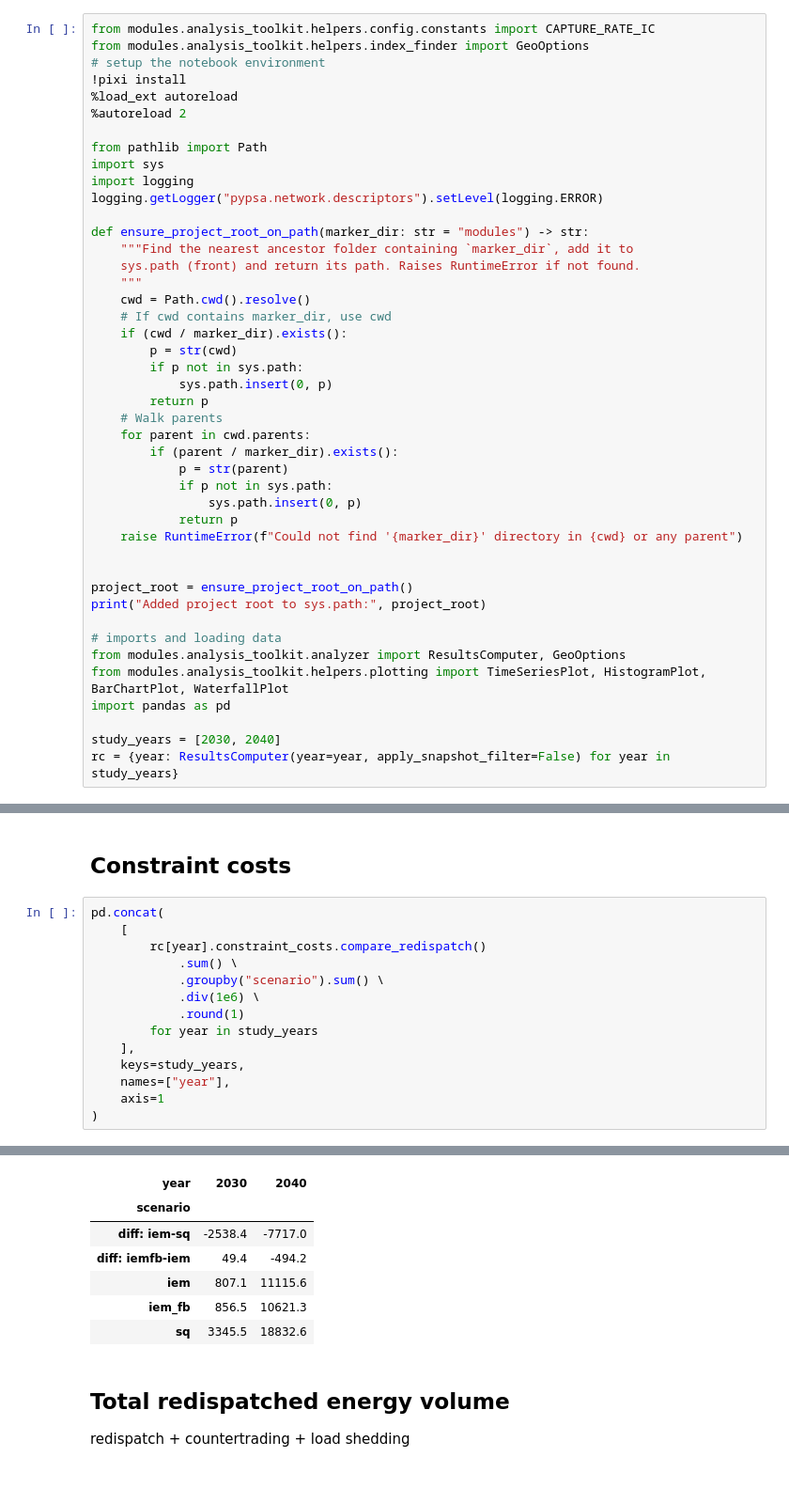
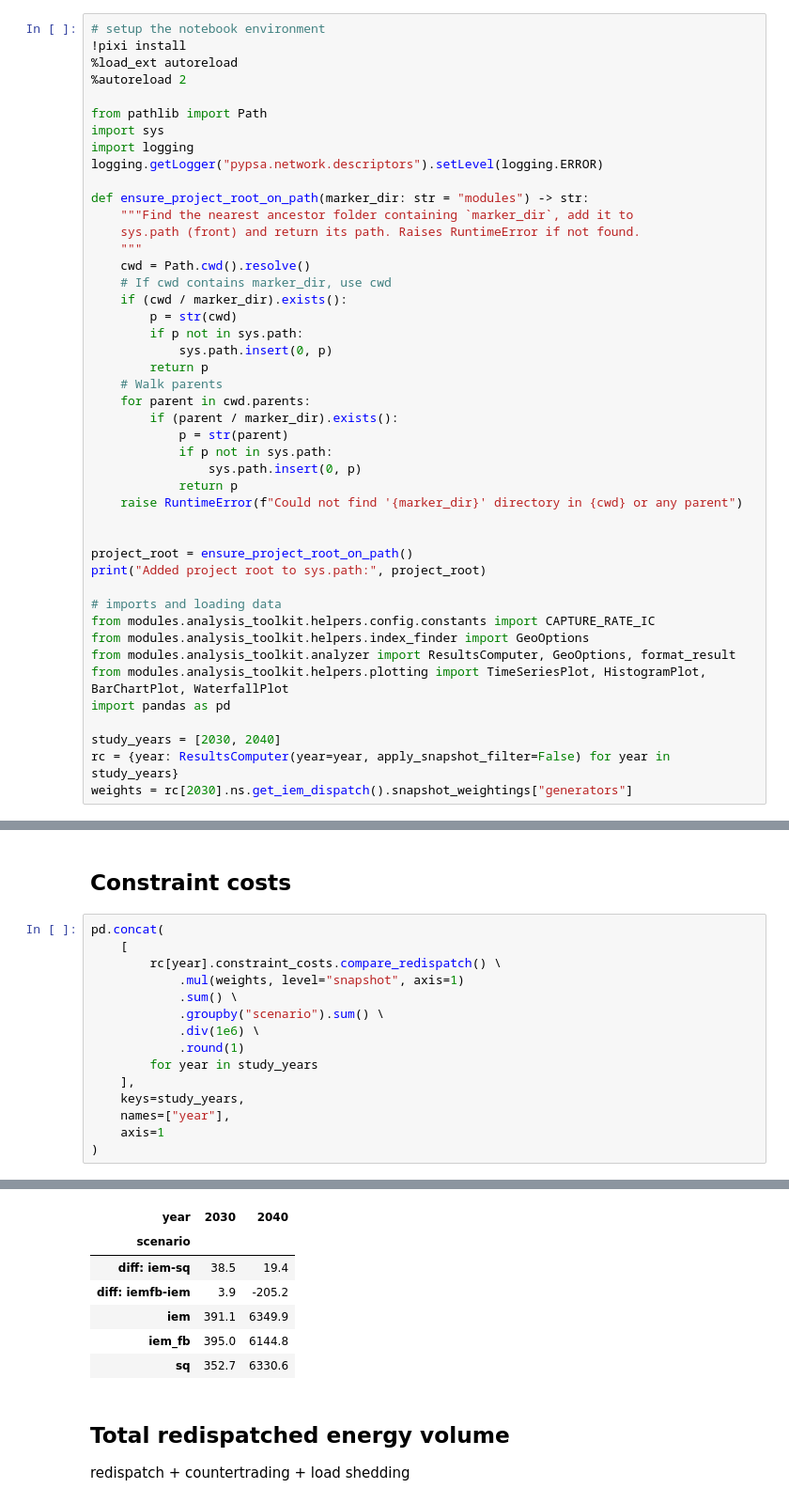
Before and after one commit to open-energy-transition/NGV-FBMC, a Jupyter notebook: modules/analysis_toolkit/validation_checks.ipynb, the cells around one changed output, grey strips where cells are left out. Shown at 94% size. Drawn from its saved outputs; the diff is of its cells as text.

```diff
--- a/modules/analysis_toolkit/validation_checks.ipynb
+++ b/modules/analysis_toolkit/validation_checks.ipynb
@@ -1,8 +1,6 @@
 # %% [markdown]
 ##### Imports and setup
 # %%
-from modules.analysis_toolkit.helpers.config.constants import CAPTURE_RATE_IC
-from modules.analysis_toolkit.helpers.index_finder import GeoOptions
 # setup the notebook environment
 !pixi install
 %load_ext autoreload
@@ -38,11 +36,14 @@ project_root = ensure_project_root_on_path()
 print("Added project root to sys.path:", project_root)
 
 # imports and loading data
-from modules.analysis_toolkit.analyzer import ResultsComputer, GeoOptions
+from modules.analysis_toolkit.helpers.config.constants import CAPTURE_RATE_IC
+from modules.analysis_toolkit.helpers.index_finder import GeoOptions
+from modules.analysis_toolkit.analyzer import ResultsComputer, GeoOptions, format_result
 from modules.analysis_toolkit.helpers.plotting import TimeSeriesPlot, HistogramPlot, BarChartPlot, WaterfallPlot
 import pandas as pd
 
 study_years = [2030, 2040]
 rc = {year: ResultsComputer(year=year, apply_snapshot_filter=False) for year in study_years}
+weights = rc[2030].ns.get_iem_dispatch().snapshot_weightings["generators"]
 # %% [output]
 ✔ The default environment has been installed.
@@ -324,27 +359,28 @@ Calling method supply
 # %%
 pd.concat(
     [
-        rc[year].constraint_costs.compare_redispatch()
+        rc[year].constraint_costs.compare_redispatch() \
+            .mul(weights, level="snapshot", axis=1)
             .sum() \
             .groupby("scenario").sum() \
             .div(1e6) \
             .round(1)
         for year in study_years
     ],
     keys=study_years,
     names=["year"],
     axis=1
 )
 # %% [output]
 Calling method constraint_costs
 Calling method constraint_costs
 | year | 2030 | 2040 |
 | scenario |  |  |
-| diff: iem-sq | -2538.4 | -7717.0 |
-| diff: iemfb-iem | 49.4 | -494.2 |
-| iem | 807.1 | 11115.6 |
-| iem_fb | 856.5 | 10621.3 |
-| sq | 3345.5 | 18832.6 |
+| diff: iem-sq | 38.5 | 19.4 |
+| diff: iemfb-iem | 3.9 | -205.2 |
+| iem | 391.1 | 6349.9 |
+| iem_fb | 395.0 | 6144.8 |
+| sq | 352.7 | 6330.6 |
 # %% [markdown]
 ## Total redispatched energy volume
 redispatch + countertrading + load shedding
```
Also changed, not shown: parts of 38 cells of this notebook, 3 other files.
